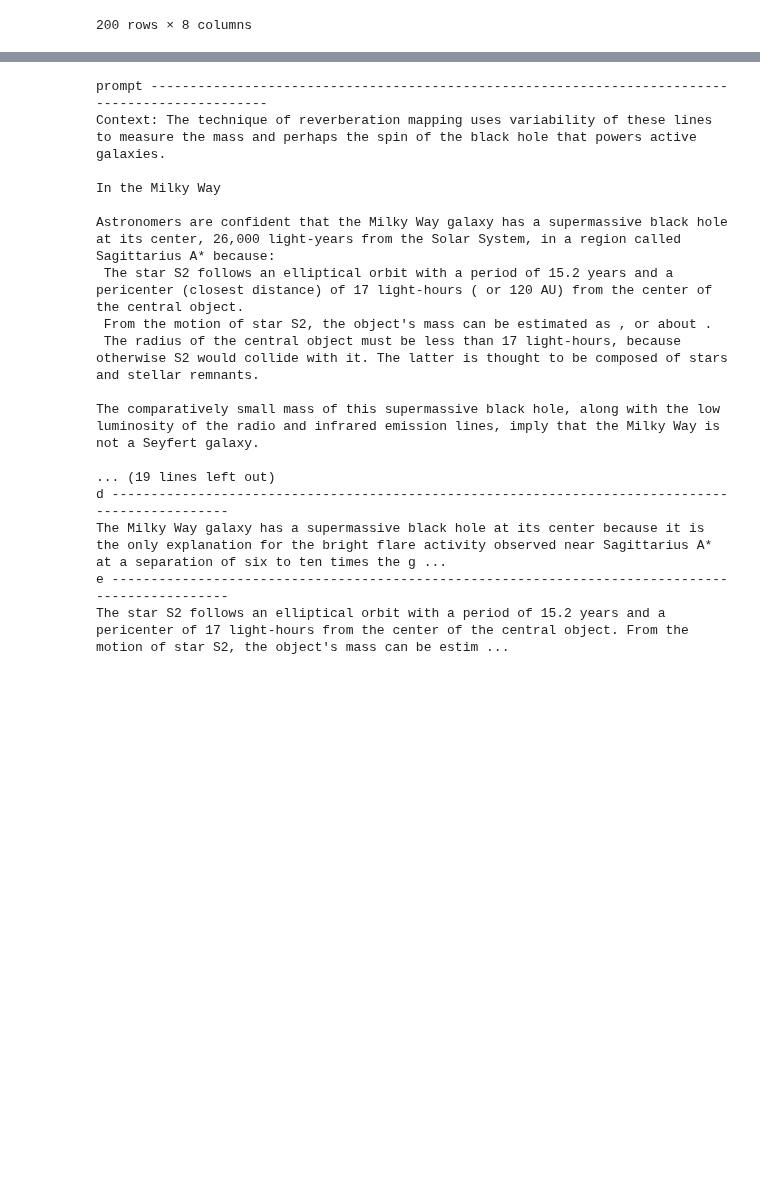
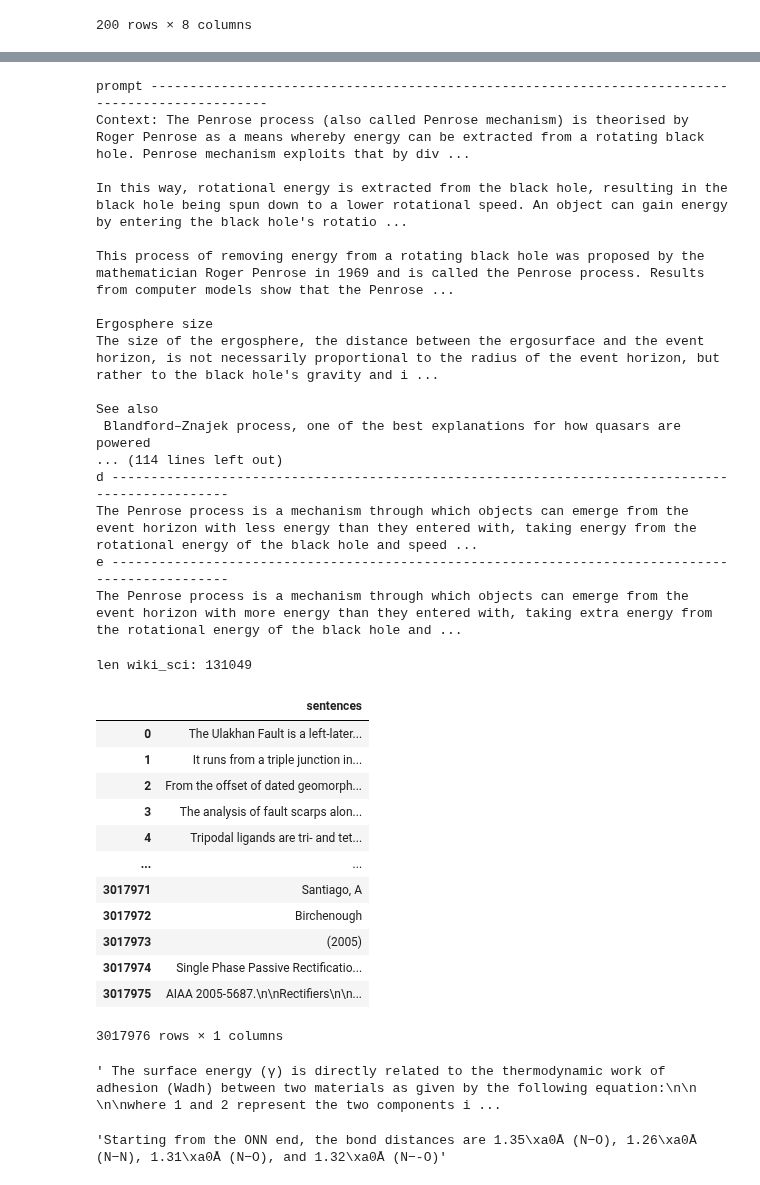
Before and after one commit to viktorcikojevic/kaggle-llm, a Jupyter notebook: notebooks/tmp-2.ipynb, the cells around one changed output, grey strips where cells are left out. Drawn from its saved outputs; the diff is of its cells as text; code cells hidden in the pictures; blank space fills up the shorter version.

Commit message:
explored context effect

```diff
--- a/notebooks/tmp-2.ipynb
+++ b/notebooks/tmp-2.ipynb
@@ -579,5 +565,5 @@ Analyze wrong answers:
 # %%
-indx = 7
+indx = 6
 
 df_subset = df_merged[df_merged['is_correct_answer'] == False].reset_index(drop=True).iloc[indx]
 
@@ -598,19 +584,53 @@ print('e', "----"*24)
 print(df_subset['E'])
 # %% [output]
 prompt ------------------------------------------------------------------------------------------------
-Context: The technique of reverberation mapping uses variability of these lines to measure the mass and perhaps the spin of the black hole that powers active galaxies.
+Context: The Penrose process (also called Penrose mechanism) is theorised by Roger Penrose as a means whereby energy can be extracted from a rotating black hole. Penrose mechanism exploits that by div ...
 
-In the Milky Way
+In this way, rotational energy is extracted from the black hole, resulting in the black hole being spun down to a lower rotational speed. An object can gain energy by entering the black hole's rotatio ...
 
-Astronomers are confident that the Milky Way galaxy has a supermassive black hole at its center, 26,000 light-years from the Solar System, in a region called Sagittarius A* because:
- The star S2 follows an elliptical orbit with a period of 15.2 years and a pericenter (closest distance) of 17 light-hours ( or 120 AU) from the center of the central object.
- From the motion of star S2, the object's mass can be estimated as , or about .
- The radius of the central object must be less than 17 light-hours, because otherwise S2 would collide with it. The latter is thought to be composed of stars and stellar remnants.
+This process of removing energy from a rotating black hole was proposed by the mathematician Roger Penrose in 1969 and is called the Penrose process. Results from computer models show that the Penrose ...
 
-The comparatively small mass of this supermassive black hole, along with the low luminosity of the radio and infrared emission lines, imply that the Milky Way is not a Seyfert galaxy.
+Ergosphere size
+The size of the ergosphere, the distance between the ergosurface and the event horizon, is not necessarily proportional to the radius of the event horizon, but rather to the black hole's gravity and i ...
 
-... (19 lines left out)
+See also
+ Blandford–Znajek process, one of the best explanations for how quasars are powered
+... (114 lines left out)
 d ------------------------------------------------------------------------------------------------
-The Milky Way galaxy has a supermassive black hole at its center because it is the only explanation for the bright flare activity observed near Sagittarius A* at a separation of six to ten times the g ...
+The Penrose process is a mechanism through which objects can emerge from the event horizon with less energy than they entered with, taking energy from the rotational energy of the black hole and speed ...
 e ------------------------------------------------------------------------------------------------
-The star S2 follows an elliptical orbit with a period of 15.2 years and a pericenter of 17 light-hours from the center of the central object. From the motion of star S2, the object's mass can be estim ...
+The Penrose process is a mechanism through which objects can emerge from the event horizon with more energy than they entered with, taking extra energy from the rotational energy of the black hole and ...
+# %%
+import pandas as pd
+from tqdm import tqdm
+
+wiki_sci = pd.read_parquet("../data/wikipedia_pages2_w_embd/wiki_sci_embd_clusters.parquet")
+print("len wiki_sci:", len(wiki_sci))
+
+def break_text_into_sentences(text):
+    return text.split(". ")
+
+# Use apply to break each text into sentences and store in a new column
+wiki_sci['sentences'] = wiki_sci['text'].apply(break_text_into_sentences)
+
+# Create a new dataframe with only the 'sentences' column
+wiki_sci_sentences = pd.DataFrame(wiki_sci['sentences'])
+
+# If you want each sentence in a separate row
+wiki_sci_sentences = wiki_sci_sentences.explode('sentences').reset_index(drop=True)
+wiki_sci_sentences
+# %% [output]
+len wiki_sci: 131049
+|  | sentences |
+| 0 | The Ulakhan Fault is a left-later... |
+| 1 | It runs from a triple junction in... |
+| 2 | From the offset of dated geomorph... |
+| 3 | The analysis of fault scarps alon... |
+| 4 | Tripodal ligands are tri- and tet... |
+| ... | ... |
+| 3017971 | Santiago, A |
+| 3017972 | Birchenough |
+| 3017973 | (2005) |
+| 3017974 | Single Phase Passive Rectificatio... |
+| 3017975 | AIAA 2005-5687.\n\nRectifiers\n\n... |
+3017976 rows × 1 columns
@@ -616,0 +640,12 @@ The star S2 follows an elliptical orbit with a period of 15.2 years and a perice
+# %%
+import numpy as np
+indx = np.random.randint(0, len(df_2))
+df_2.iloc[indx]['sentences']
+# %% [output]
+' The surface energy (γ) is directly related to the thermodynamic work of adhesion (Wadh) between two materials as given by the following equation:\n\n \n\nwhere 1 and 2 represent the two components i ...
+# %%
+import numpy as np
+indx = np.random.randint(0, len(wiki_sci_sentences))
+wiki_sci_sentences.iloc[indx]['sentences']
+# %% [output]
+'Starting from the ONN end, the bond distances are 1.35\xa0Å (N−O), 1.26\xa0Å (N−N), 1.31\xa0Å (N−O), and 1.32\xa0Å (N−-O)'
```
Also changed, not shown: parts of 12 cells of this notebook, 7 other files.
